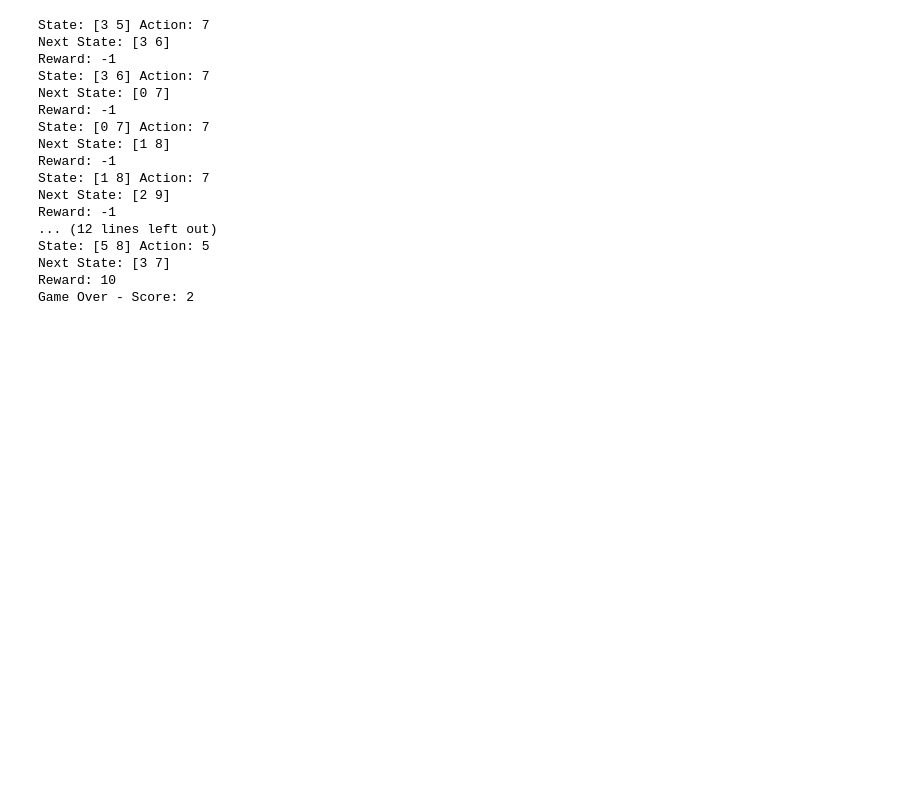
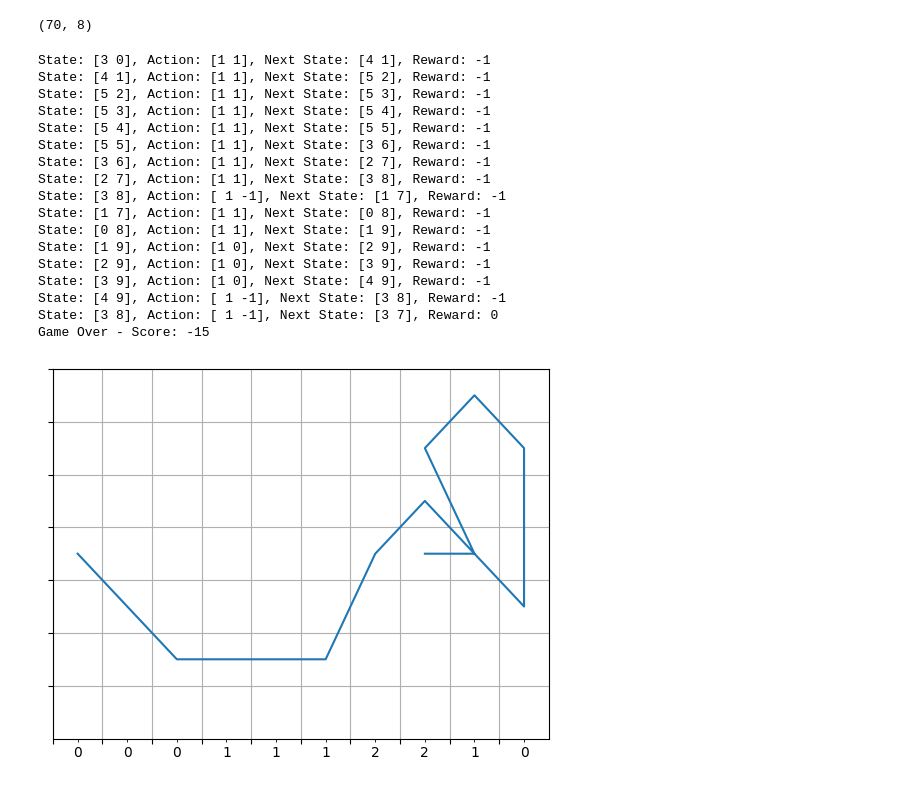
Before and after one commit to BuzzingTaz/RL-Project-1, a Jupyter notebook: PI.ipynb, the cells around one changed output. Drawn from its saved outputs; the diff is of its cells as text; code cells hidden in the pictures; blank space fills up the shorter version.

```diff
--- a/PI.ipynb
+++ b/PI.ipynb
@@ -102,44 +122,70 @@ Policy changed for 0 states
+# %%
+valf_store = np.array(valf_store)
+valf_store = valf_store.T
+print(valf_store.shape)
+# %% [output]
+(70, 8)
 # %%
 # Run agent
 score = 0
 steps = 0
-s = np.array([3,5])
+s = np.array([3,0])
 
 path = [s]
 
-while(True):
+while(steps < 1000):
     a = policy.get_action(s)
-    print(f"State: {s} Action: {a}")
 
     s_ = model.gen_next(s, a)
     path.append(s_)
-    print(f"Next State: {s_}")
 
-    reward = model.get_reward(s, s_)
-    score += reward
-    print(f"Reward: {reward}")
+    r = model.get_reward(s, s_)
+    score += r
+    print(f"State: {s}, Action: {actions[a]}, Next State: {s_}, Reward: {r}")
+    # print(f"Sussy step: {model.prob(s, a)}")
 
-    if(reward != -1):
+    if(r!= -1):
         print(f"Game Over - Score: {score}")
         break
 
     s = s_
     steps += 1
 # %% [output]
-State: [3 5] Action: 7
-Next State: [3 6]
-Reward: -1
-State: [3 6] Action: 7
-Next State: [0 7]
-Reward: -1
-State: [0 7] Action: 7
-Next State: [1 8]
-Reward: -1
-State: [1 8] Action: 7
-Next State: [2 9]
-Reward: -1
-... (12 lines left out)
-State: [5 8] Action: 5
-Next State: [3 7]
-Reward: 10
-Game Over - Score: 2
+State: [3 0], Action: [1 1], Next State: [4 1], Reward: -1
+State: [4 1], Action: [1 1], Next State: [5 2], Reward: -1
+State: [5 2], Action: [1 1], Next State: [5 3], Reward: -1
+State: [5 3], Action: [1 1], Next State: [5 4], Reward: -1
+State: [5 4], Action: [1 1], Next State: [5 5], Reward: -1
+State: [5 5], Action: [1 1], Next State: [3 6], Reward: -1
+State: [3 6], Action: [1 1], Next State: [2 7], Reward: -1
+State: [2 7], Action: [1 1], Next State: [3 8], Reward: -1
+State: [3 8], Action: [ 1 -1], Next State: [1 7], Reward: -1
+State: [1 7], Action: [1 1], Next State: [0 8], Reward: -1
+State: [0 8], Action: [1 1], Next State: [1 9], Reward: -1
+State: [1 9], Action: [1 0], Next State: [2 9], Reward: -1
+State: [2 9], Action: [1 0], Next State: [3 9], Reward: -1
+State: [3 9], Action: [1 0], Next State: [4 9], Reward: -1
+State: [4 9], Action: [ 1 -1], Next State: [3 8], Reward: -1
+State: [3 8], Action: [ 1 -1], Next State: [3 7], Reward: 0
+Game Over - Score: -15
+# %%
+path_plt = np.array(path) + 0.5
+y, x = path_plt.T
+
+ax = plt.gca()
+ax.grid()
+
+ax.set_xlim(0, cols)
+ax.set_xticks(np.arange(0, cols, 1), minor=False)
+ax.set_xticklabels([])
+ax.set_xticks(np.arange(0.5, cols, 1), minor=True)
+ax.set_xticklabels([str(x) for x in wind_col], minor=True)
+
+ax.set_ylim(rows, 0)
+ax.set_yticks(np.arange(0, rows, 1), minor=False)
+ax.set_yticklabels([])
+
+ax.plot(x, y)
+plt.show()
+# %% [output]
+[figure, added]
```
Also changed, not shown: parts of 6 cells of this notebook, 1 other file.
